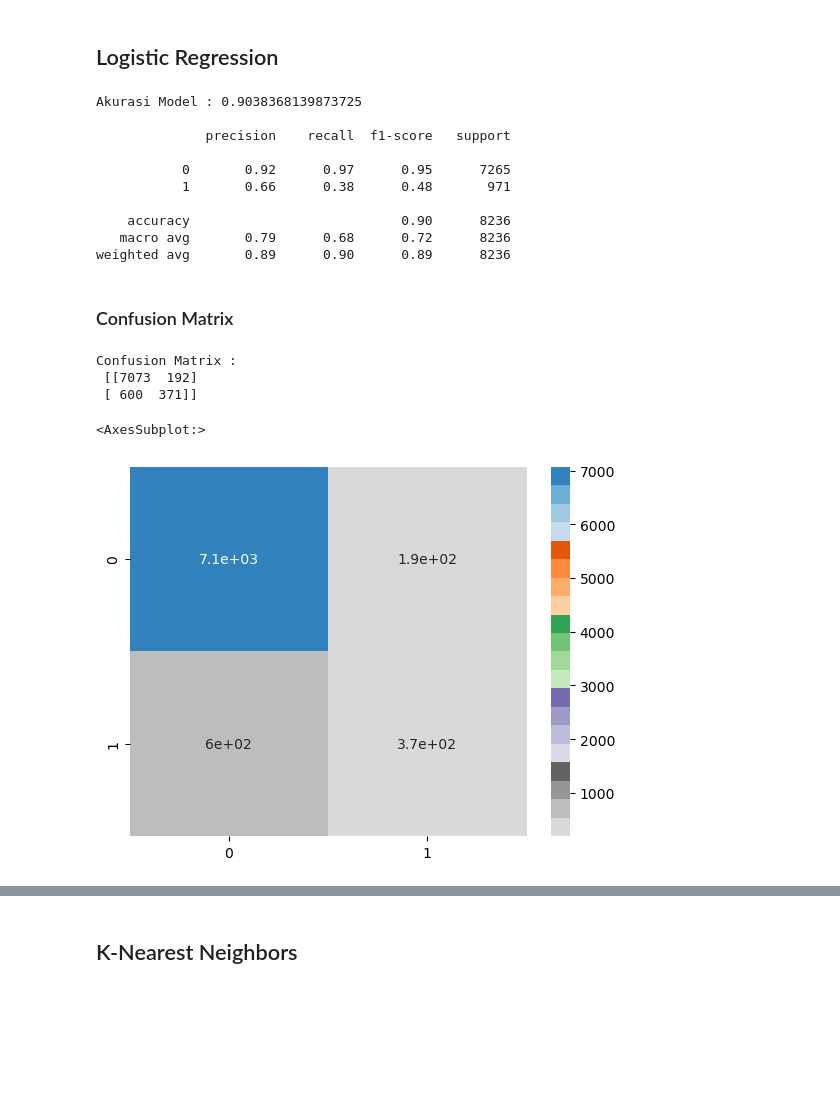
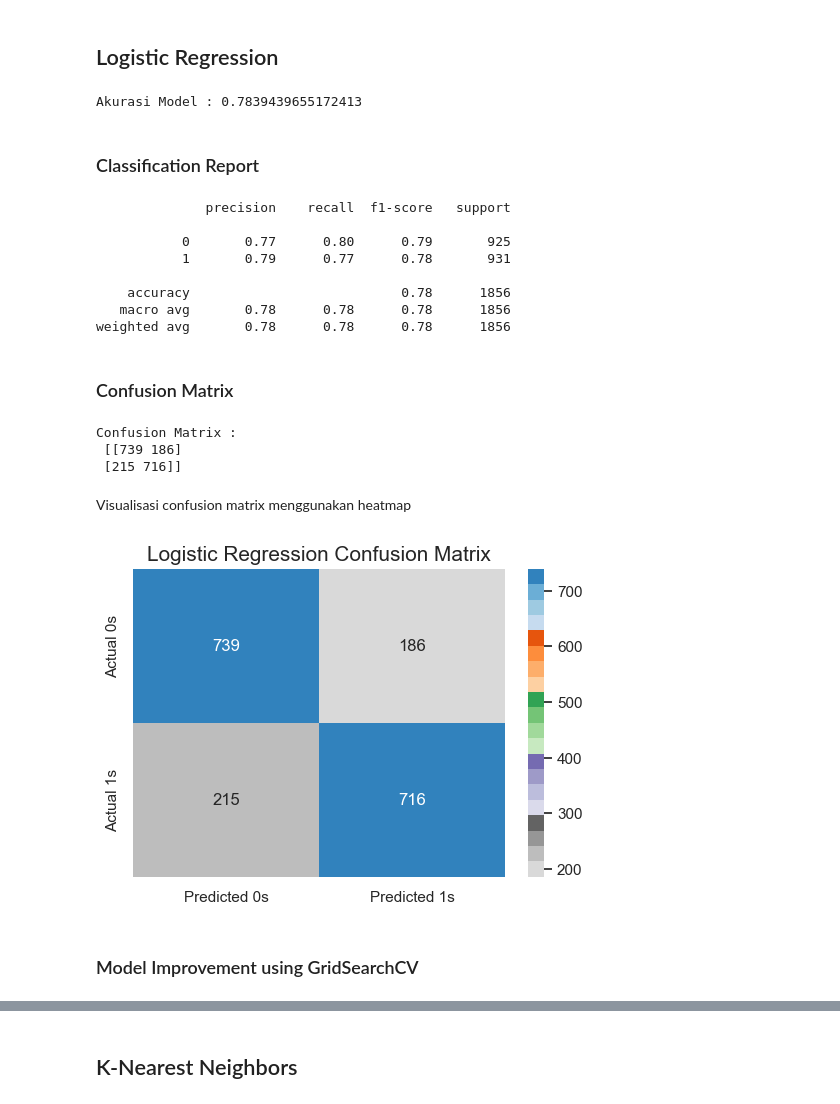
Before and after one commit to ria-fajriyah/BankMarketing_Dataset, a Jupyter notebook: PYTN_Assgn_3_4_Nurul Fajriyah Al Maulidiyah.ipynb, the cells around one changed output, grey strips where cells are left out. Cells and saved outputs as stored; diff of their text form; code cells hidden in the pictures; blank space fills up the shorter version.

```diff
--- a/PYTN_Assgn_3_4_Nurul Fajriyah Al Maulidiyah.ipynb
+++ b/PYTN_Assgn_3_4_Nurul Fajriyah Al Maulidiyah.ipynb
@@ -217,5 +273,5 @@ Membagi dataset menjadi data latih (train) dan data uji (test) serta membuang ko
 # %%
-train, test = train_test_split(le_bank, test_size = 0.2, random_state = 42)
+train, test = train_test_split(df_undersampling, test_size = 0.2, random_state = 42)
 
 # memisahkan variabel dependen dan independen pada data training dan testing
 x_train = train.drop(labels='y',axis=1)
@@ -264,7 +320,7 @@ for col in kategori:
     x = df_bank[col].value_counts().index
     y = df_bank[col].value_counts().values
     plt.figure(figsize=(15,10))
-    sns.set(style='darkgrid')
+    sns.set(style='darkgrid', palette='tab20c')
     sns.barplot(x, y)
     plt.title(col)
     plt.show()
@@ -303,34 +358,46 @@ sns.heatmap(le_bank.corr(),annot=True, cmap='Greys', linewidths=.5, linecolor='b
 lr = LogisticRegression()
 lr.fit(x_train_scaled, y_train)
 
-y_pred = lr.predict(x_test_scaled)
+y_pred1 = lr.predict(x_test_scaled)
 
-akurasi = accuracy_score(y_test, y_pred)
-report = classification_report(y_test, y_pred)
+akurasi1 = accuracy_score(y_test, y_pred1)
 
-print("Akurasi Model :", akurasi, "\n")
-print(report)
+print("Akurasi Model :", akurasi1)
 # %% [output]
-Akurasi Model : 0.9038368139873725
-
-              precision    recall  f1-score   support
-
-           0       0.92      0.97      0.95      7265
-           1       0.66      0.38      0.48       971
-
-    accuracy                           0.90      8236
-   macro avg       0.79      0.68      0.72      8236
-weighted avg       0.89      0.90      0.89      8236
+Akurasi Model : 0.7839439655172413
+# %% [markdown]
+### Classification Report
+# %%
+report = classification_report(y_test, y_pred1)
+print(report)
+# %% [output]
+              precision    recall  f1-score   support
+
+           0       0.77      0.80      0.79       925
+           1       0.79      0.77      0.78       931
+
+    accuracy                           0.78      1856
+   macro avg       0.78      0.78      0.78      1856
+weighted avg       0.78      0.78      0.78      1856
 # %% [markdown]
 ### Confusion Matrix
+# %%
+cm = confusion_matrix(y_test, y_pred1)
+
+print("Confusion Matrix :", "\n", cm)
+# %% [output]
+Confusion Matrix :
+ [[739 186]
+ [215 716]]
+# %% [markdown]
+Visualisasi confusion matrix menggunakan heatmap
 # %%
-cm = confusion_matrix(y_test, y_pred)
-
-print("Confusion Matrix :", "\n", cm)
-sns.heatmap(cm, annot=True, cmap='tab20c_r')
+fig, ax = plt.subplots(figsize=(6,4))
+ax.set_title("Logistic Regression Confusion Matrix", fontsize=15)
+sns.heatmap(cm, annot=True, cmap='tab20c_r', fmt='g',
+            xticklabels = ('Predicted 0s','Predicted 1s'),
+            yticklabels = ('Actual 0s','Actual 1s'));
 # %% [output]
-Confusion Matrix :
- [[7073  192]
- [ 600  371]]
-<AxesSubplot:>
-[figure, old version]
+[figure, new version]
+# %% [markdown]
+### Model Improvement using GridSearchCV
```
Also changed, not shown: parts of 50 cells of this notebook, 1 other file.
